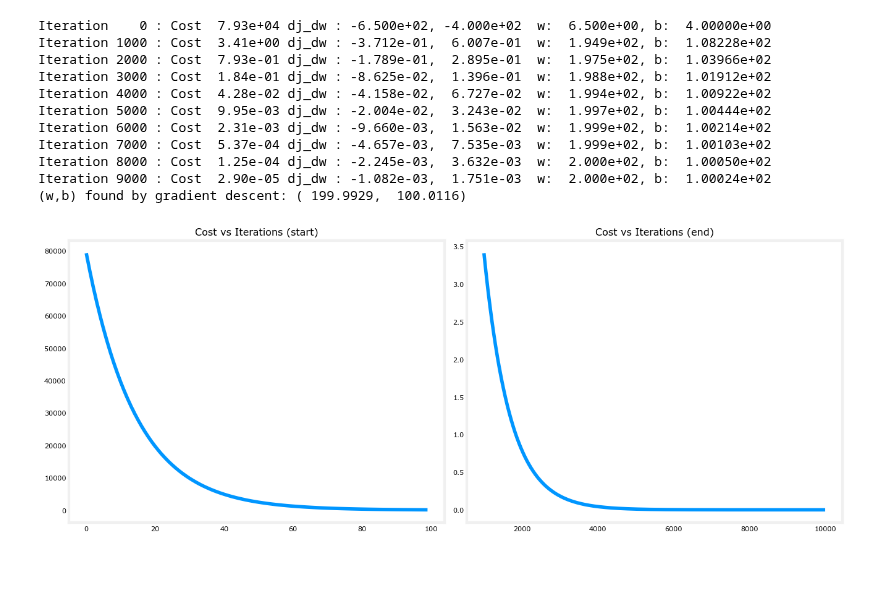
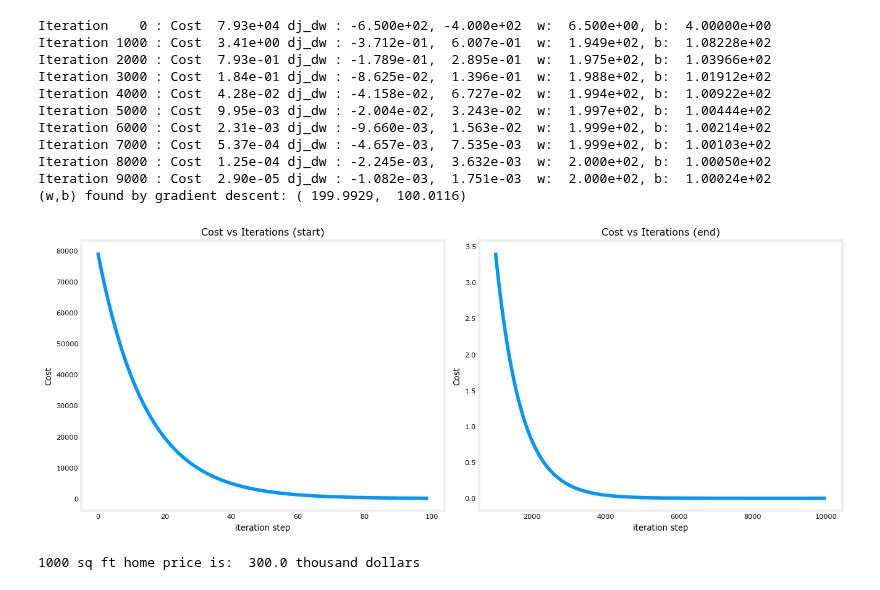
Before and after one commit to amansingh202/python_learning, a Jupyter notebook: ML_week1_lab05.ipynb, the cells around one changed output. Cells and saved outputs as stored; diff of their text form; code cells hidden in the pictures.

Commit message:
predictions for our data

```diff
--- a/ML_week1_lab05.ipynb
+++ b/ML_week1_lab05.ipynb
@@ -103,15 +103,25 @@ Iteration 7000 : Cost  5.37e-04 dj_dw : -4.657e-03,  7.535e-03  w:  1.999e+02, b
 Iteration 8000 : Cost  1.25e-04 dj_dw : -2.245e-03,  3.632e-03  w:  2.000e+02, b:  1.00050e+02
 Iteration 9000 : Cost  2.90e-05 dj_dw : -1.082e-03,  1.751e-03  w:  2.000e+02, b:  1.00024e+02
 (w,b) found by gradient descent: ( 199.9929,  100.0116)
-# %%
-#plot of cost vs iterations
-fig, (ax1, ax2) = plt.subplots(1, 2, constrained_layout = True, figsize = (13,5))
-ax1.plot(j_hist[:100])
-ax2.plot(1000 + np.arange(len(j_hist[1000:])), j_hist[1000:])
-ax1.set_title("Cost vs Iterations (start)")
-ax2.set_title("Cost vs Iterations (end)")
-ax1.set_ylabel('Cost')
-ax2
-plt.show()
-# %% [output]
-[figure, removed]
+# %%
+#plot of cost vs iterations
+fig, (ax1, ax2) = plt.subplots(1, 2, constrained_layout = True, figsize = (13,5))
+ax1.plot(j_hist[:100])
+ax2.plot(1000 + np.arange(len(j_hist[1000:])), j_hist[1000:])
+ax1.set_title("Cost vs Iterations (start)")
+ax2.set_title("Cost vs Iterations (end)")
+ax1.set_ylabel('Cost')
+ax2.set_ylabel('Cost')
+ax1.set_xlabel('iteration step')
+ax2.set_xlabel('iteration step')
+plt.show()
+# %% [output]
+[figure, added]
+# %%
+#now making the predictions on the data
+#for 1000, 1200 and 2000 sq ft data
+print(f"1000 sq ft home price is: {w_final * 1 + b_final: 0.1f} thousand dollars")
+print(f"1200 sq ft home price is: {w_final * 1.2 + b-final:0.1f} thousand dollars")
+print(f"20)
+# %% [output]
+1000 sq ft home price is:  300.0 thousand dollars
```
